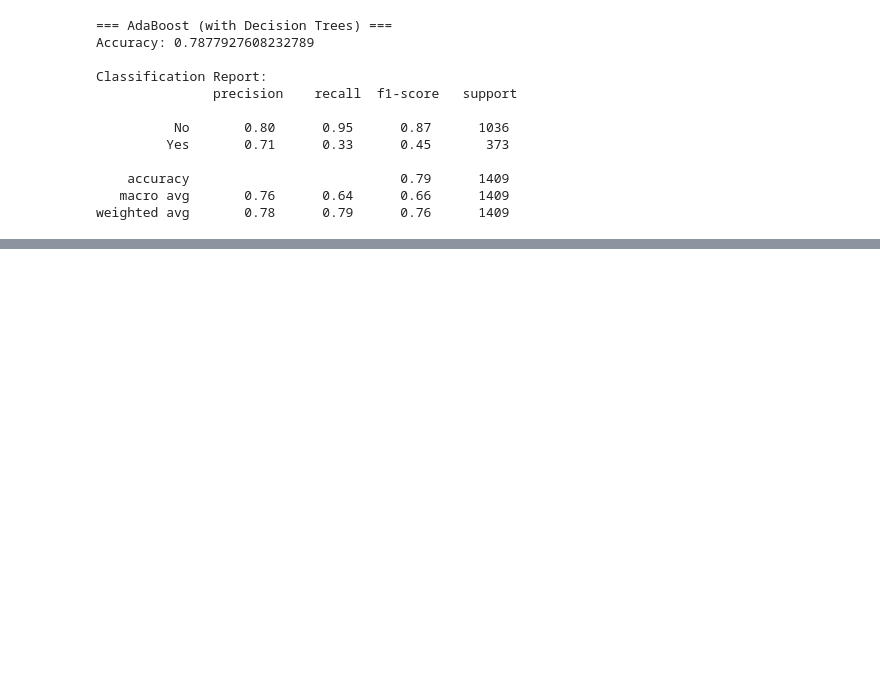
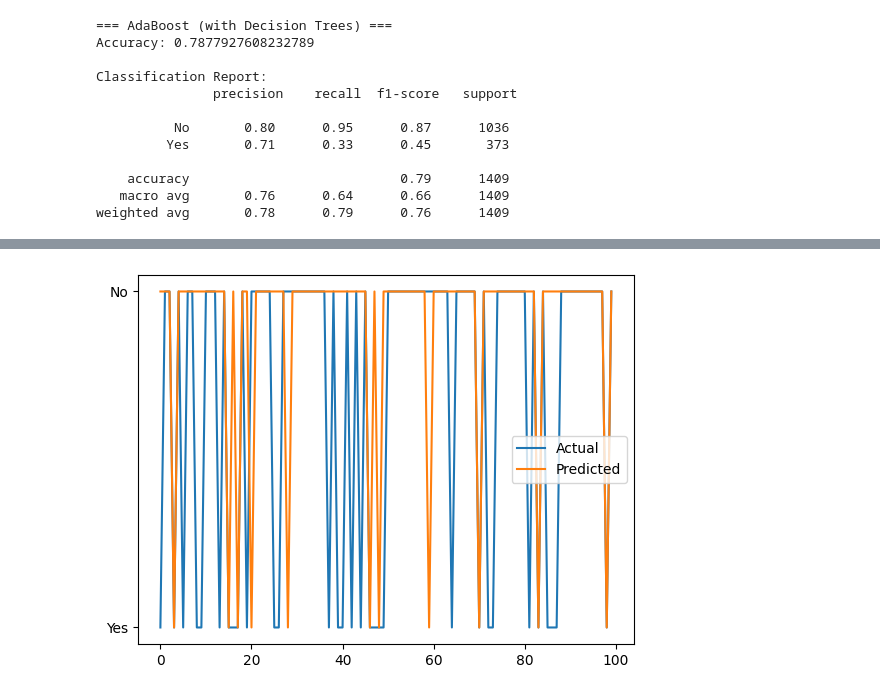
Before and after one commit to vivek41-glitch/customer_churn, a Jupyter notebook: customer_churn.ipynb, the cells around one changed output, grey strips where cells are left out. Cells and saved outputs as stored; diff of their text form; code cells hidden in the pictures; blank space fills up the shorter version.

```diff
--- a/customer_churn.ipynb
+++ b/customer_churn.ipynb
@@ -270,0 +278,7 @@ Prediction: Yes (0 = Not Churn, 1 = Churn)
+# %%
+plt.plot(y_test.values[:100], label="Actual")
+plt.plot(y_pred[:100], label="Predicted")
+plt.legend()
+plt.show()
+# %% [output]
+[figure, added]
```
Also changed, not shown: parts of 6 cells of this notebook.
